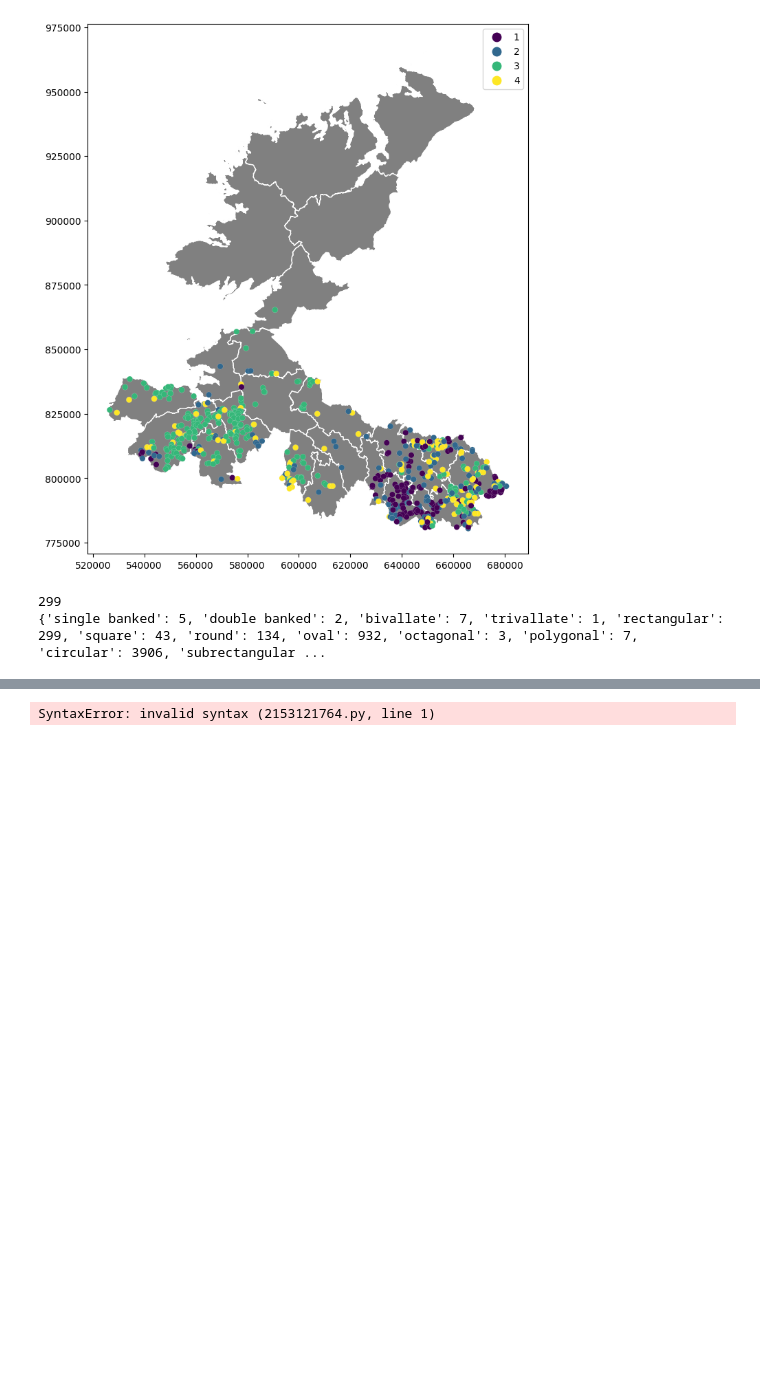
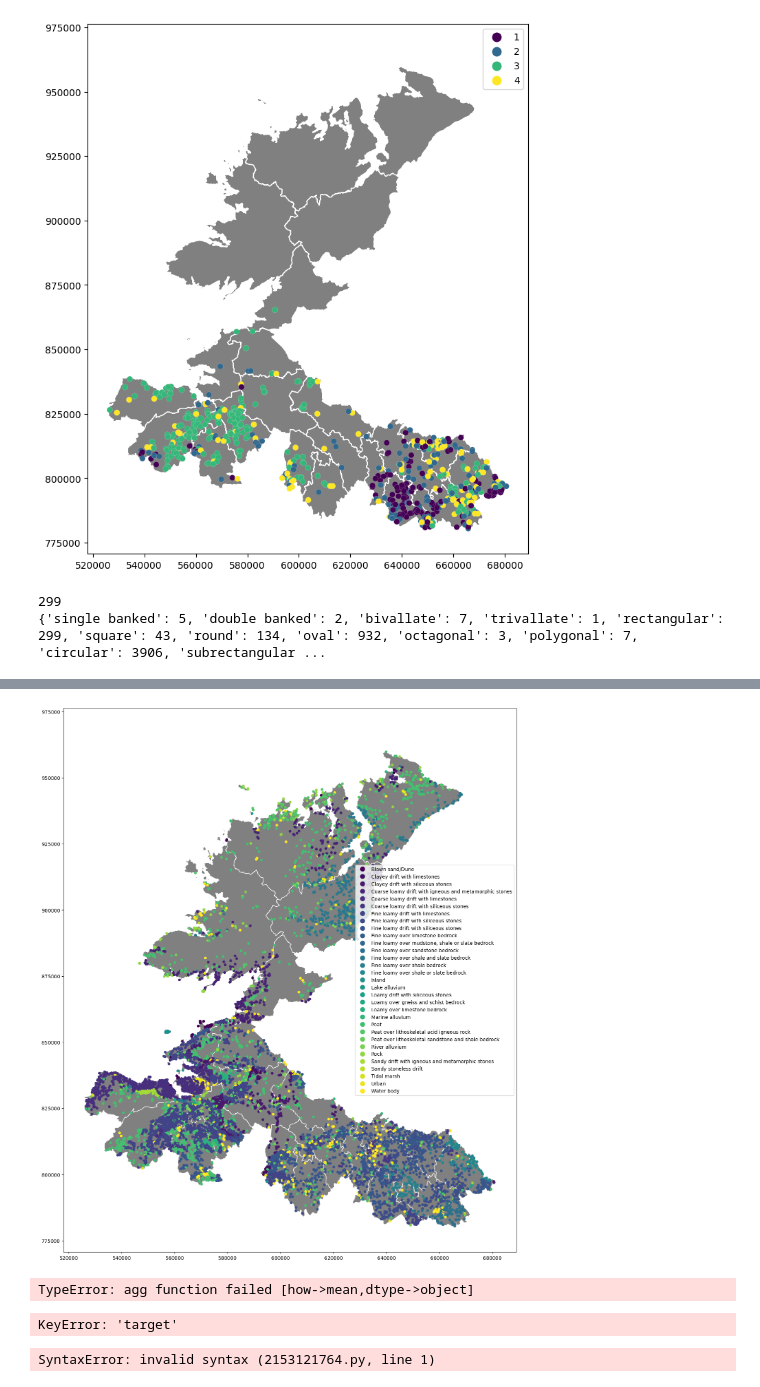
Before and after one commit to kodai-bot/Artefact, a Jupyter notebook: src/Colab/Feature_Engineering_2_ML.ipynb, the cells around one changed output, grey strips where cells are left out. Drawn from its saved outputs; the diff is of its cells as text; code cells hidden in the pictures; blank space fills up the shorter version.

```diff
--- a/src/Colab/Feature_Engineering_2_ML.ipynb
+++ b/src/Colab/Feature_Engineering_2_ML.ipynb
@@ -345,3 +349,31 @@ print(search_words_freq)
+# %%
+# Plot ringforts by the soil type on which they are loacated. Use the SOILS column in sites_nw_features
+fig, ax = plt.subplots(figsize=(20, 20))
+tuatha_nw_1600_mod.plot(ax=ax, color='grey', edgecolor='white')
+sites_nw_features.plot(ax=ax, column='SOILS', legend=True, cmap='viridis', markersize=20)
+plt.show()
+# %% [output]
+[figure, added]
+# %%
+# Assume 'target' is the name of your target variable
+mean_encode = sites_nw_features.groupby('SOILS')['MONUMENT_T'].mean()
+sites_nw_features.loc[:, 'SOILS_mean_enc'] = sites_nw_features['SOILS'].map(mean_encode)
+# %% [output]
+TypeError: agg function failed [how->mean,dtype->object]
+# %%
+# Compute the global mean
+global_mean = sites_nw_features['target'].mean()
+
+# Compute the number of values in each category
+counts = sites_nw_features['SOILS'].value_counts()
+
+# Compute the weighted means
+smooth = (counts * mean_encode + global_mean) / (counts + 1)
+
+# Apply the encoding to the dataframe
+sites_nw_features.loc[:, 'SOILS_smooth_enc'] = sites_nw_features['SOILS'].map(smooth)
+# %% [output]
+KeyError: 'target'
 # %%
 dimension_patterns = [{'LOWER': 'diam.'}, {'IS_DIGIT': True}, {'LOWER': 'm'}]
 shape_patterns = [{'LOWER': 'square'}, {'LOWER': 'oval'}, {'LOWER': 'circular'}]
```
Also changed, not shown: parts of 2 cells of this notebook, 29 other files.
